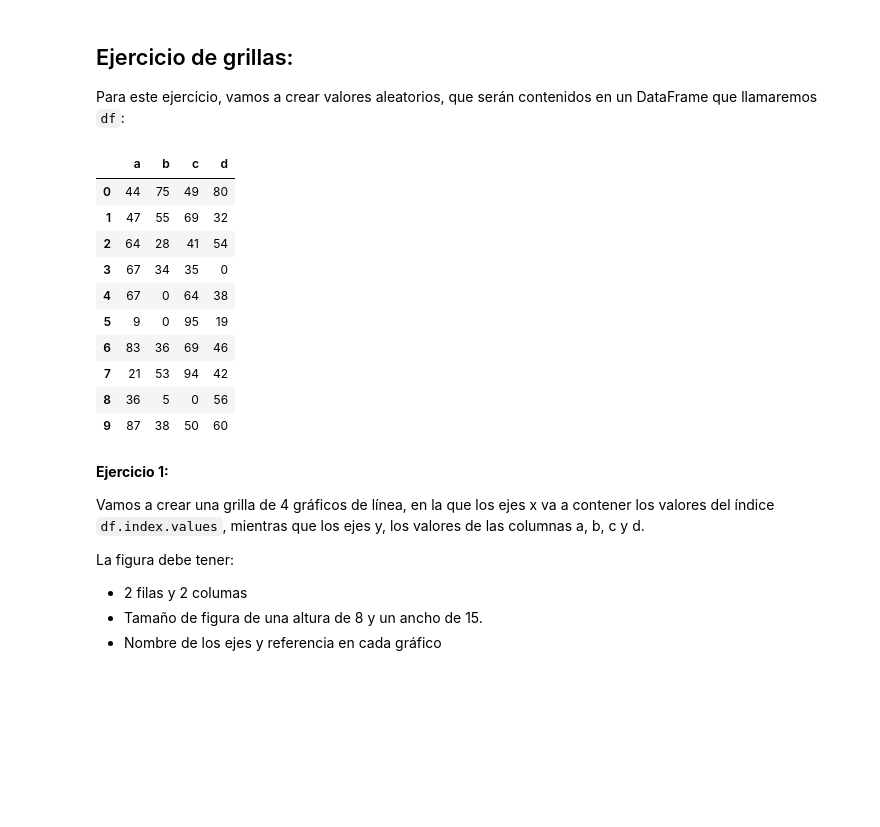
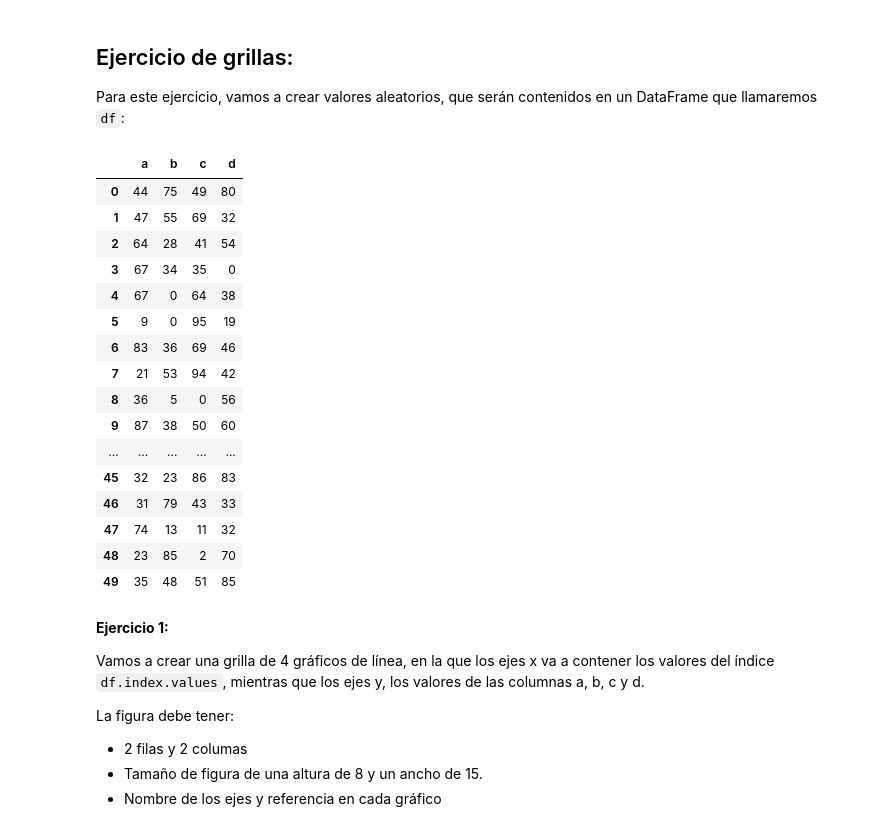
Before and after one commit to PabloDiosquez/Algoritmos_Y_Programacion_UBA, a Jupyter notebook: Ejercicios_matplotlib.ipynb, the cells around one changed output. Drawn from its saved outputs; the diff is of its cells as text; code cells hidden in the pictures; blank space fills up the shorter version.

```diff
--- a/Ejercicios_matplotlib.ipynb
+++ b/Ejercicios_matplotlib.ipynb
@@ -356,22 +356,28 @@ Para este ejercicio, vamos a crear valores aleatorios, que serán contenidos en
 # %%
 np.random.seed(0)
 df = pd.DataFrame(data={'a':np.random.randint(0, 100, 50),
                         'b':np.random.randint(0, 100, 50),
                         'c':np.random.randint(0, 100, 50),
                         'd':np.random.randint(0, 100, 50)})
-df.head(10)
+df
 # %% [output]
 |  | a | b | c | d |
 | 0 | 44 | 75 | 49 | 80 |
 | 1 | 47 | 55 | 69 | 32 |
 | 2 | 64 | 28 | 41 | 54 |
 | 3 | 67 | 34 | 35 | 0 |
 | 4 | 67 | 0 | 64 | 38 |
 | 5 | 9 | 0 | 95 | 19 |
 | 6 | 83 | 36 | 69 | 46 |
 | 7 | 21 | 53 | 94 | 42 |
 | 8 | 36 | 5 | 0 | 56 |
 | 9 | 87 | 38 | 50 | 60 |
+| ... | ... | ... | ... | ... |
+| 45 | 32 | 23 | 86 | 83 |
+| 46 | 31 | 79 | 43 | 33 |
+| 47 | 74 | 13 | 11 | 32 |
+| 48 | 23 | 85 | 2 | 70 |
+| 49 | 35 | 48 | 51 | 85 |
 # %% [markdown]
 **Ejercicio 1:**
 
```
Also changed, not shown: parts of 1 cell of this notebook.
